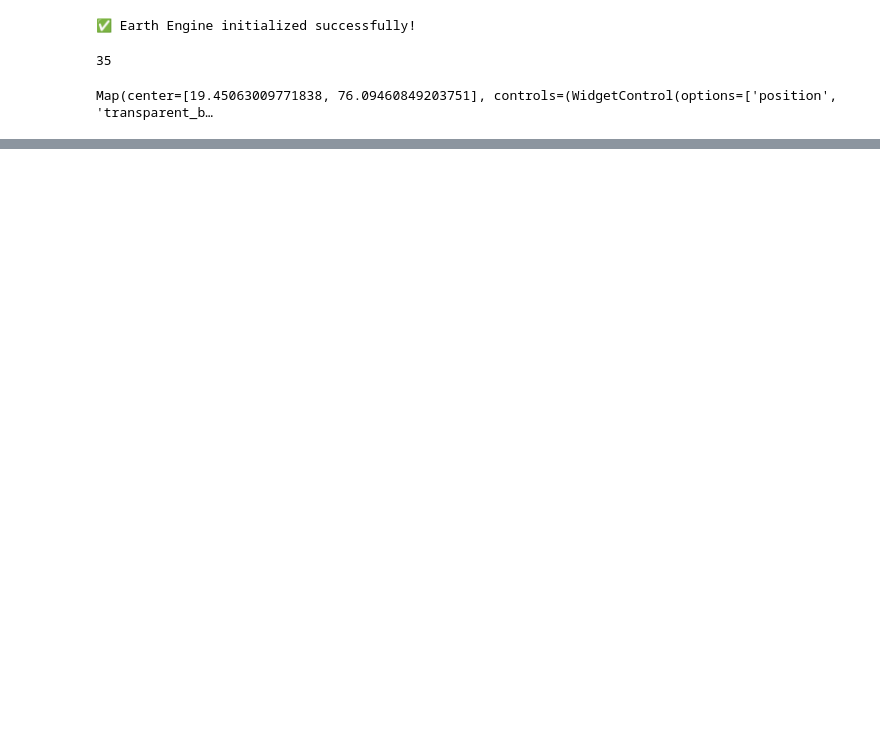
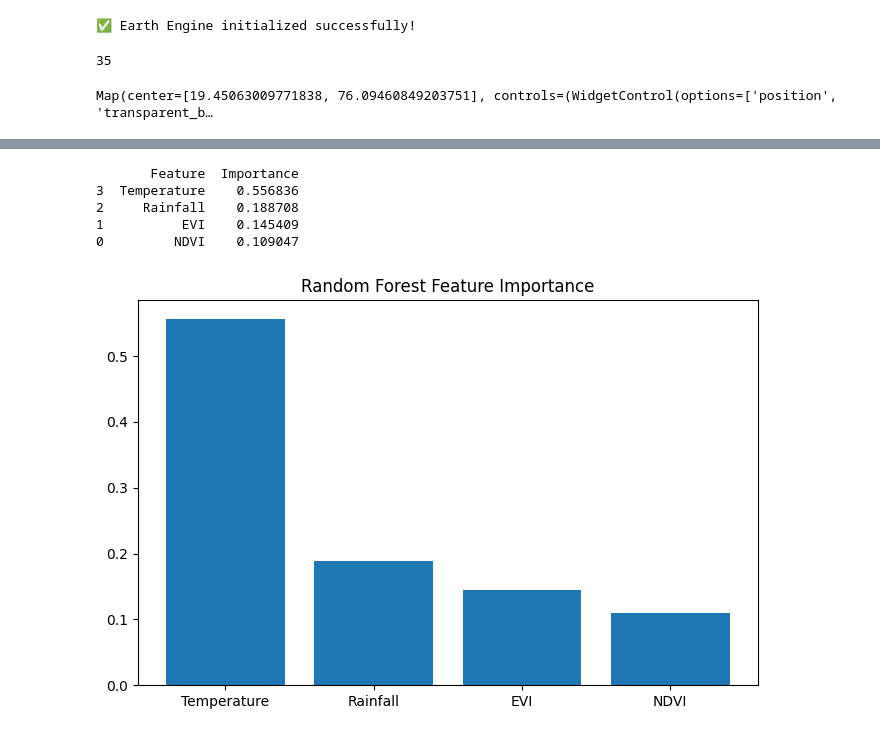
Before and after one commit to RiteshD11/Satellite-Assisted-District-Level-Sugarcane-Yield-Forecasting, a Jupyter notebook: 01_GEE_Data_Extraction.ipynb, the cells around one changed output, grey strips where cells are left out. Cells and saved outputs as stored; diff of their text form; code cells hidden in the pictures; blank space fills up the shorter version.

```diff
--- a/01_GEE_Data_Extraction.ipynb
+++ b/01_GEE_Data_Extraction.ipynb
@@ -57,0 +1127,7 @@ Map(center=[19.45063009771838, 76.09460849203751], controls=(WidgetControl(optio
+# %%
+# Remove rows where Yield is missing
+final_df = final_df.dropna(subset=["Yield"])
+
+print("Final Dataset Shape:", final_df.shape)
+
+final_df.head()
@@ -57,0 +1165,4 @@ Map(center=[19.45063009771838, 76.09460849203751], controls=(WidgetControl(optio
+# %%
+final_df = final_df.dropna(subset=["Yield"]).copy()
+
+print(final_df.shape)
@@ -57,0 +1214,9 @@ Map(center=[19.45063009771838, 76.09460849203751], controls=(WidgetControl(optio
+# %%
+rf = RandomForestRegressor(
+    n_estimators=300,
+    random_state=42
+)
+
+rf.fit(X_train, y_train)
+
+rf_pred = rf.predict(X_test)
@@ -57,0 +1260,33 @@ Map(center=[19.45063009771838, 76.09460849203751], controls=(WidgetControl(optio
+# %%
+importance = pd.DataFrame({
+
+    "Feature":X.columns,
+
+    "Importance":rf.feature_importances_
+
+})
+
+importance = importance.sort_values(
+    "Importance",
+    ascending=False
+)
+
+print(importance)
+
+plt.figure(figsize=(8,5))
+
+plt.bar(
+    importance["Feature"],
+    importance["Importance"]
+)
+
+plt.title("Random Forest Feature Importance")
+
+plt.show()
+# %% [output]
+       Feature  Importance
+3  Temperature    0.556836
+2     Rainfall    0.188708
+1          EVI    0.145409
+0         NDVI    0.109047
+[figure, added]
```
Also changed, not shown: parts of 89 cells of this notebook.
